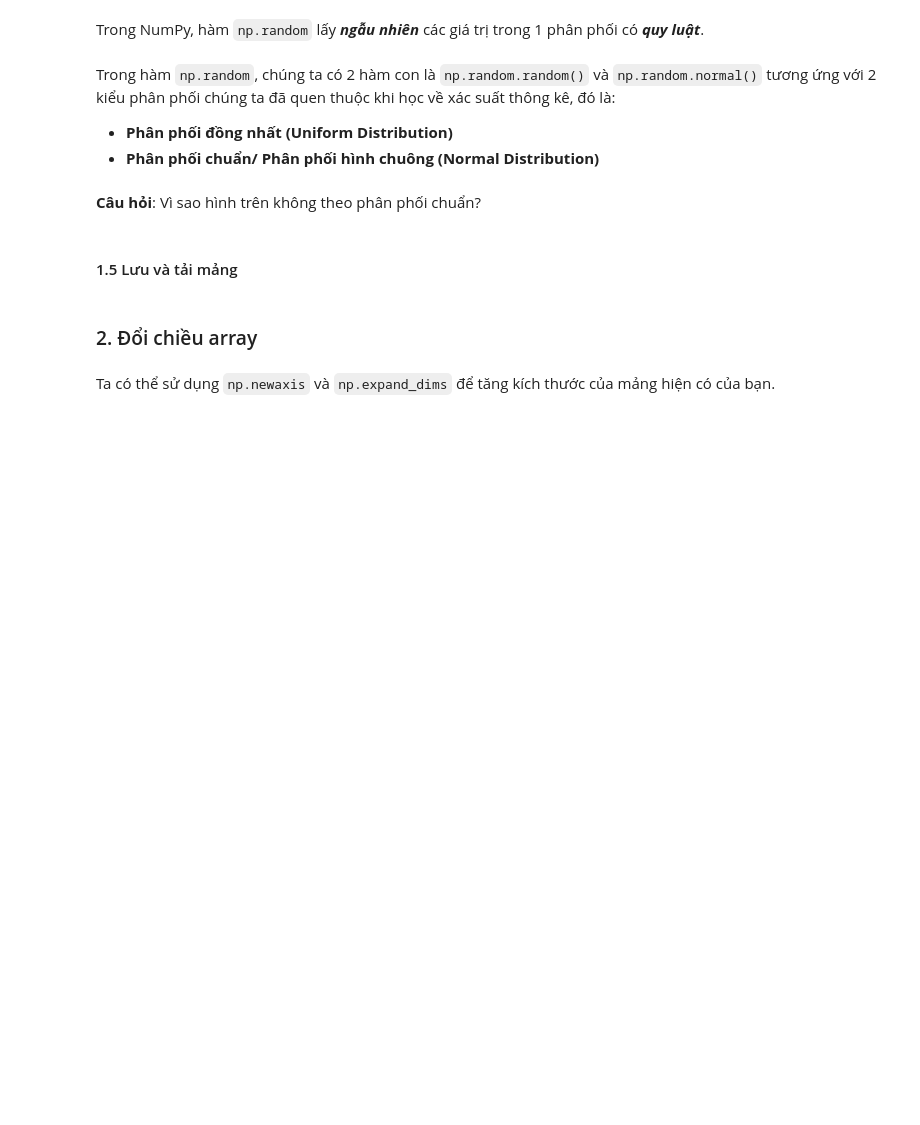
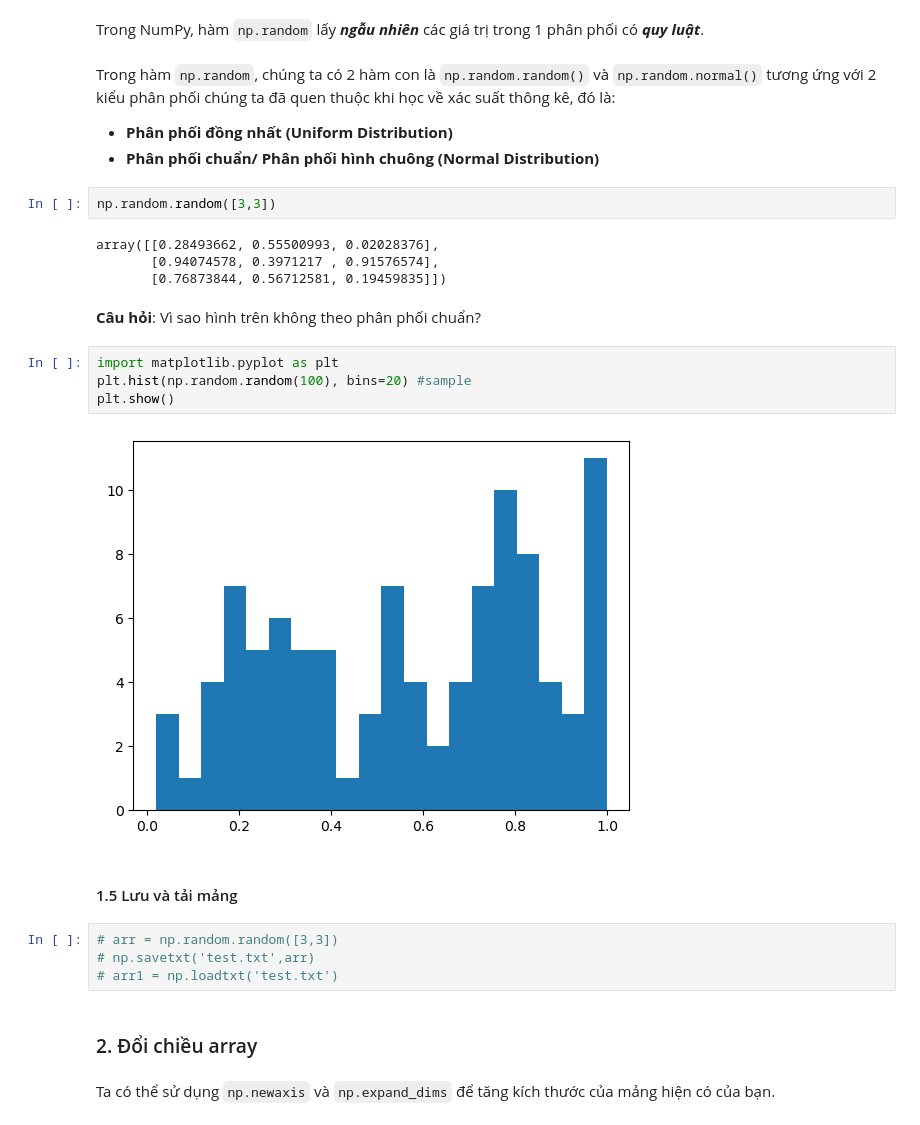
Before and after one commit to honghanhh/mci_python_33a8_l1, a Jupyter notebook: Live Slides/Live Lecture 4/Live_Lecture_04.ipynb, the cells around one changed output. Drawn from its saved outputs; the diff is of its cells as text; blank space fills up the shorter version.

```diff
--- a/Live Slides/Live Lecture 4/Live_Lecture_04.ipynb
+++ b/Live Slides/Live Lecture 4/Live_Lecture_04.ipynb
@@ -76,10 +136,26 @@ Trong hàm `np.random`, chúng ta có 2 hàm con là `np.random.random()` và `n
 
 - **Phân phối đồng nhất (Uniform Distribution)**
 - **Phân phối chuẩn/ Phân phối hình chuông (Normal Distribution)**
+# %%
+np.random.random([3,3])
+# %% [output]
+array([[0.28493662, 0.55500993, 0.02028376],
+       [0.94074578, 0.3971217 , 0.91576574],
+       [0.76873844, 0.56712581, 0.19459835]])
 # %% [markdown]
 **Câu hỏi**: Vì sao hình trên không theo phân phối chuẩn?
+# %%
+import matplotlib.pyplot as plt
+plt.hist(np.random.random(100), bins=20) #sample
+plt.show()
+# %% [output]
+[figure, added]
 # %% [markdown]
 #### 1.5 Lưu và tải mảng
+# %%
+# arr = np.random.random([3,3])
+# np.savetxt('test.txt',arr)
+# arr1 = np.loadtxt('test.txt')
 # %% [markdown]
 ### 2. Đổi chiều array
 # %% [markdown]
```
Also changed, not shown: parts of 18 cells of this notebook.
